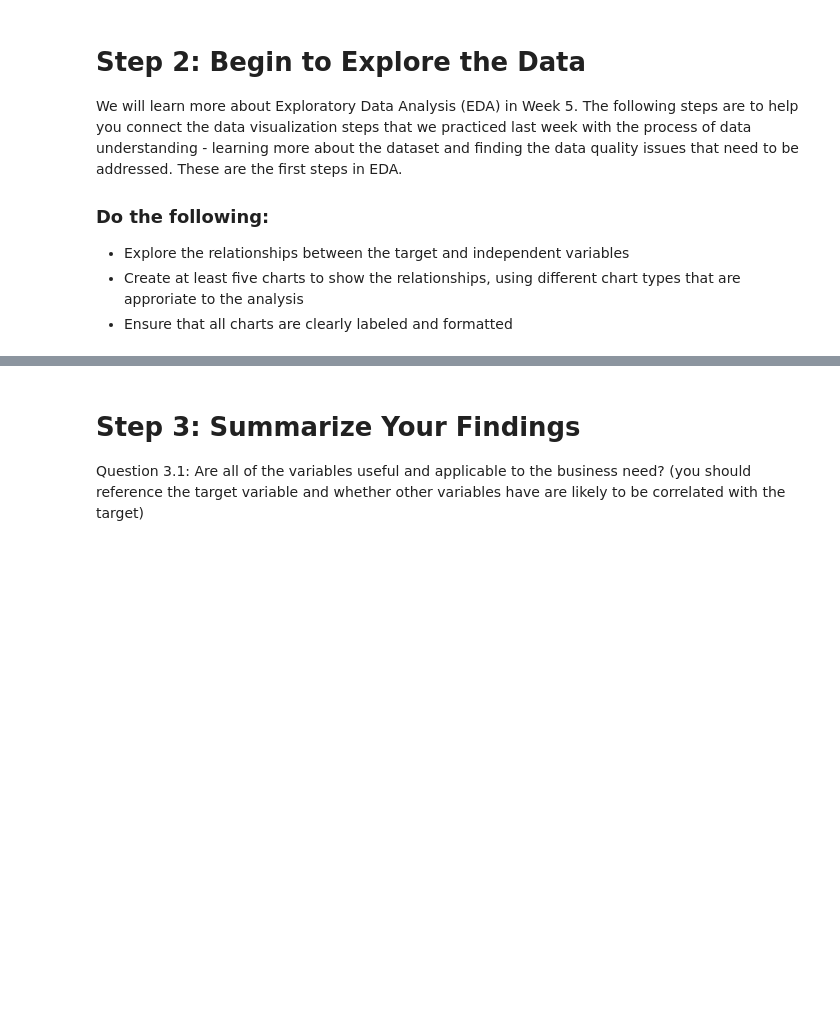
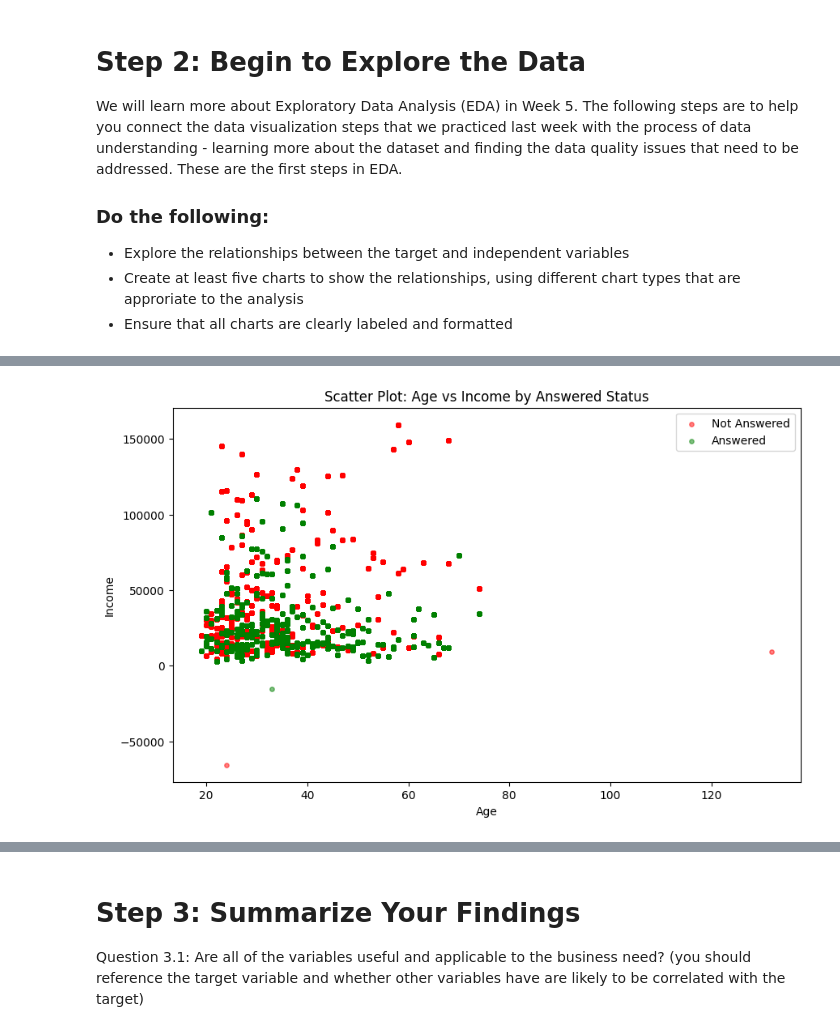
Before and after one commit to expely/Business-Analytics-Labs, a Jupyter notebook: Assignments/assignment_04_StayJoseph.ipynb, the cells around one changed output, grey strips where cells are left out. Saved outputs shown, nothing was run; the diff lists cells and outputs as text; code cells hidden in the pictures; blank space fills up the shorter version.

```diff
--- a/Assignments/assignment_04_StayJoseph.ipynb
+++ b/Assignments/assignment_04_StayJoseph.ipynb
@@ -97,0 +186,17 @@ We will learn more about Exploratory Data Analysis (EDA) in Week 5. The followin
+# %%
+# Chart 4: Scatter Plot of Age vs Income colored by Answered Status
+plt.figure(figsize=(10, 6))
+colors = {0: 'red', 1: 'green'}
+labels = {0: 'Not Answered', 1: 'Answered'}
+
+for status in [0, 1]:
+    subset = df[df['answered'] == status]
+    plt.scatter(subset['age'], subset['income'], c=colors[status], label=labels[status], alpha=0.5, s=15)
+
+plt.title('Scatter Plot: Age vs Income by Answered Status')
+plt.xlabel('Age')
+plt.ylabel('Income')
+plt.legend()
+plt.show()
+# %% [output]
+[figure, added]
```
Also changed, not shown: parts of 20 cells of this notebook.
